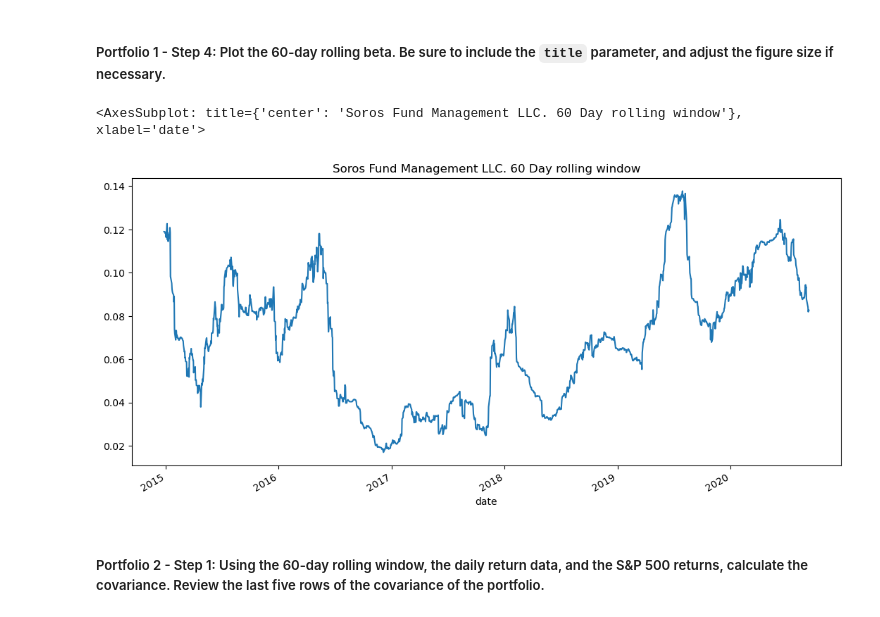
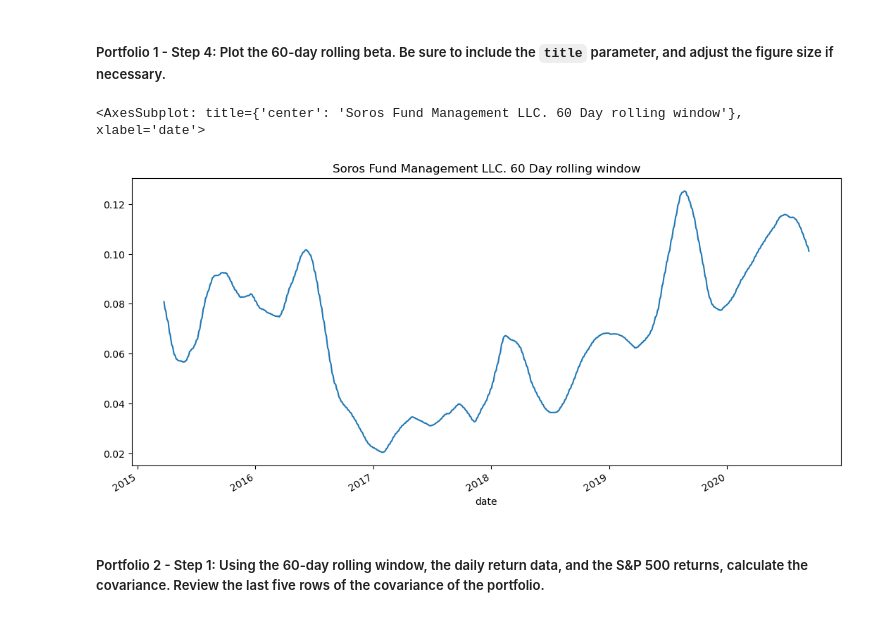
Before and after one commit to reiccv/Module_4_Challenge, a Jupyter notebook: risk_return_analysis.ipynb, the cells around one changed output. Drawn from its saved outputs; the diff is of its cells as text; code cells hidden in the pictures.

```diff
--- a/risk_return_analysis.ipynb
+++ b/risk_return_analysis.ipynb
@@ -406,6 +406,6 @@ dtype: float64
 ##### Portfolio 1 - Step 3: Use the Pandas `mean` function to calculate the average value of the 60-day rolling beta of the portfolio.
 # %%
 # Calculate the average of the 60-day rolling beta
-soros_beta_average = soros_beta.mean()
+soros_beta_average = soros_beta.rolling(60).mean().dropna()
 soros_beta_average
 # %% [output]
@@ -415,10 +427,10 @@ soros_beta_average
 # %%
 # Plot the rolling beta
 # Include a title parameter and adjust the figure size
-soros_beta.plot(title="Soros Fund Management LLC. 60 Day rolling window", figsize=(13,6))
+soros_beta_average.plot(title="Soros Fund Management LLC. 60 Day rolling window", figsize=(13,6))
 # %% [output]
 <AxesSubplot: title={'center': 'Soros Fund Management LLC. 60 Day rolling window'}, xlabel='date'>
-[figure, old version]
+[figure, new version]
 # %% [markdown]
 ##### Portfolio 2 - Step 1: Using the 60-day rolling window, the daily return data, and the S&P 500 returns, calculate the covariance. Review the last five rows of the covariance of the portfolio.
 # %%
```
Also changed, not shown: parts of 3 cells of this notebook, 1 other file.
